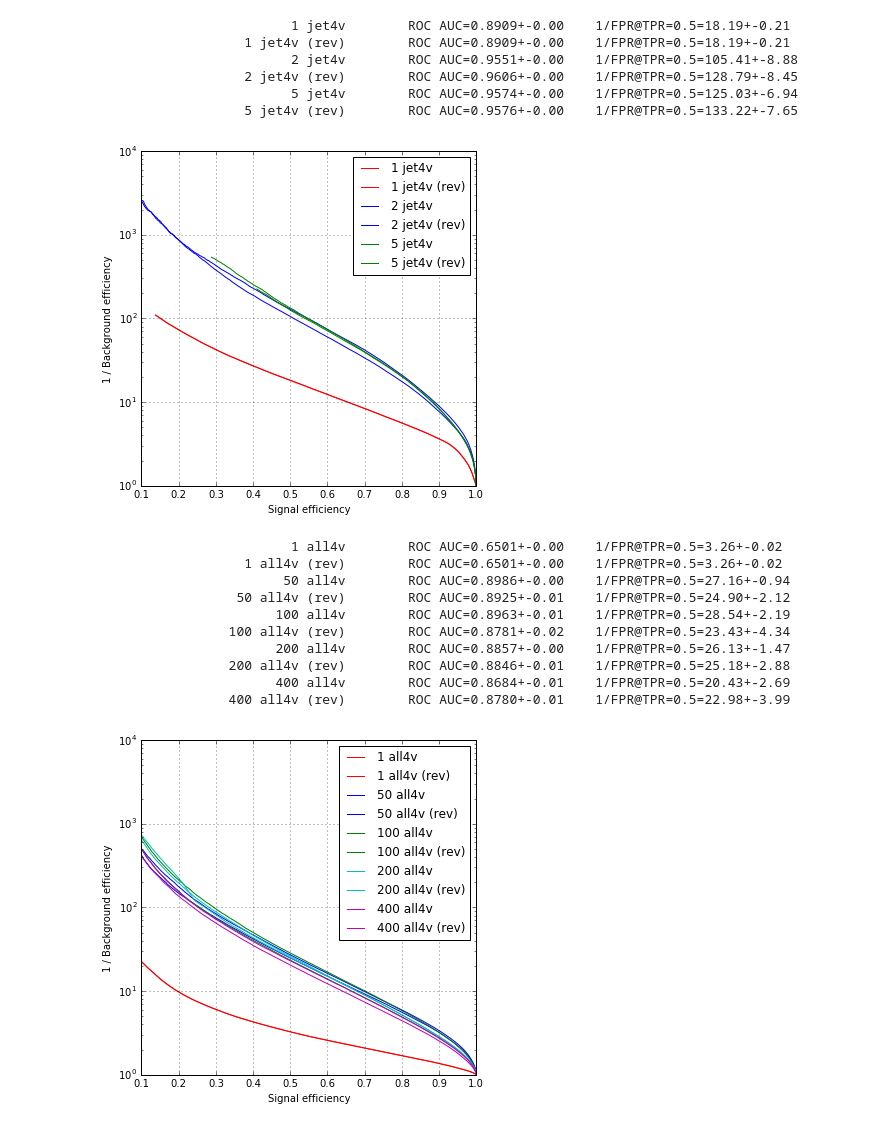
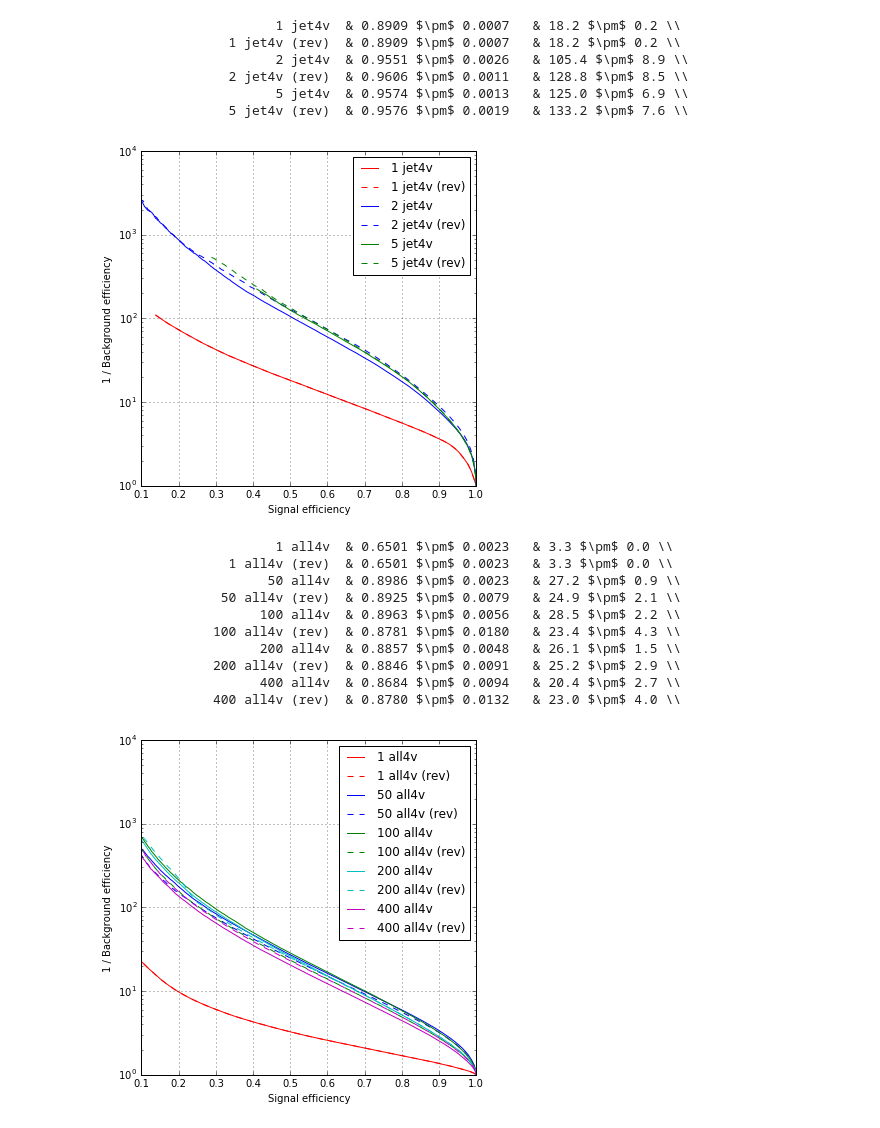
Before and after one commit to glouppe/recnn, a Jupyter notebook: notebooks/event-study.ipynb, the cells around one changed output. Drawn from its saved outputs; the diff is of its cells as text; code cells hidden in the pictures.

```diff
--- a/notebooks/event-study.ipynb
+++ b/notebooks/event-study.ipynb
@@ -68,7 +68,7 @@ def plot_show(filename=None):
 
     plt.show()
 
-def report_score(rocs, fprs, tprs, label):
+def report_score(rocs, fprs, tprs, label, latex=False):
     inv_fprs = []
     base_tpr = np.linspace(0.05, 1, 476)
 
@@ -79,11 +79,19 @@ def report_score(rocs, fprs, tprs, label):
     inv_fprs = np.array(inv_fprs)
     mean_inv_fprs = inv_fprs.mean(axis=0)
 
-    print("%32s\tROC AUC=%.4f+-%.2f\t1/FPR@TPR=0.5=%.2f+-%.2f" %  (label,
-                                                                   np.mean(rocs),
-                                                                   np.std(rocs),
-                                                                   np.mean(inv_fprs[:, 225]),
-                                                                   np.std(inv_fprs[:, 225])))
+    if not latex:
+        print("%32s\tROC AUC=%.4f+-%.2f\t1/FPR@TPR=0.5=%.2f+-%.2f" %  (label,
+                                                                       np.mean(rocs),
+                                                                       np.std(rocs),
+                                                                       np.mean(inv_fprs[:, 225]),
+                                                                       np.std(inv_fprs[:, 225])))
+    else:
+        print("%30s \t& %.4f $\pm$ %.4f \t& %.1f $\pm$ %.1f \\\\" %
+              (label,
+               np.mean(rocs),
+               np.std(rocs),
+               np.mean(inv_fprs[:, 225]),
+               np.std(inv_fprs[:, 225])))
 # %%
 for pattern, n_jets, label, color in [
         ("antikt-kt", 1, "1 $k_t$ jet", "r"),
@@ -93,11 +101,11 @@ for pattern, n_jets, label, color in [
 
     r, f, t = evaluate_models("../models/event-study/predictions/predictions-e-full-%s-%d-*.pickle" % (pattern, n_jets))
     plot_rocs(r, f, t, label=label, color=color, show_all=False)
-    report_score(r, f, t, label=label)
+    report_score(r, f, t, label=label, latex=True)
 
     r, f, t = evaluate_models("../models/event-study/predictions-reversed/predictions-e-full-%s-%d-*.pickle" % (pattern, n_jets))
     plot_rocs(r, f, t, label=label + " (rev)", color=color + "--", show_all=False)
-    report_score(r, f, t, label=label + " (rev)")
+    report_score(r, f, t, label=label + " (rev)", latex=True)
 
 plot_show()
 # %% [output]
@@ -117,11 +125,11 @@ for pattern, n_jets, label, color in [
 
     r, f, t = evaluate_models("../models/event-study/predictions/predictions-e-full-%s-%d-*.pickle" % (pattern, n_jets))
     plot_rocs(r, f, t, label=label, color=color, show_all=False)
-    report_score(r, f, t, label=label)
+    report_score(r, f, t, label=label, latex=True)
 
     r, f, t = evaluate_models("../models/event-study/predictions-reversed/predictions-e-full-%s-%d-*.pickle" % (pattern, n_jets))
     plot_rocs(r, f, t, label=label + " (rev)", color=color + "--", show_all=False)
-    report_score(r, f, t, label=label + " (rev)")
+    report_score(r, f, t, label=label + " (rev)", latex=True)
 
 plot_show()
 # %% [output]
@@ -141,48 +149,48 @@ for pattern, n_jets, label, color in [
 
     r, f, t = evaluate_models("../models/event-study/predictions/predictions-e-4v-%s-%d-*.pickle" % (pattern, n_jets))
     plot_rocs(r, f, t, label=label, color=color, show_all=False)
-    report_score(r, f, t, label=label)
+    report_score(r, f, t, label=label, latex=True)
 
     r, f, t = evaluate_models("../models/event-study/predictions-reversed/predictions-e-4v-%s-%d-*.pickle" % (pattern, n_jets))
-    plot_rocs(r, f, t, label=label + " (rev)", color=color, show_all=False)
-    report_score(r, f, t, label=label + " (rev)")
+    plot_rocs(r, f, t, label=label + " (rev)", color=color + "--", show_all=False)
+    report_score(r, f, t, label=label + " (rev)", latex=True)
 
 plot_show()
 # %% [output]
-                         1 jet4v        ROC AUC=0.8909+-0.00    1/FPR@TPR=0.5=18.19+-0.21
-                   1 jet4v (rev)        ROC AUC=0.8909+-0.00    1/FPR@TPR=0.5=18.19+-0.21
-                         2 jet4v        ROC AUC=0.9551+-0.00    1/FPR@TPR=0.5=105.41+-8.88
-                   2 jet4v (rev)        ROC AUC=0.9606+-0.00    1/FPR@TPR=0.5=128.79+-8.45
-                         5 jet4v        ROC AUC=0.9574+-0.00    1/FPR@TPR=0.5=125.03+-6.94
-                   5 jet4v (rev)        ROC AUC=0.9576+-0.00    1/FPR@TPR=0.5=133.22+-7.65
+                       1 jet4v  & 0.8909 $\pm$ 0.0007   & 18.2 $\pm$ 0.2 \\
+                 1 jet4v (rev)  & 0.8909 $\pm$ 0.0007   & 18.2 $\pm$ 0.2 \\
+                       2 jet4v  & 0.9551 $\pm$ 0.0026   & 105.4 $\pm$ 8.9 \\
+                 2 jet4v (rev)  & 0.9606 $\pm$ 0.0011   & 128.8 $\pm$ 8.5 \\
+                       5 jet4v  & 0.9574 $\pm$ 0.0013   & 125.0 $\pm$ 6.9 \\
+                 5 jet4v (rev)  & 0.9576 $\pm$ 0.0019   & 133.2 $\pm$ 7.6 \\
-[figure, old version]
+[figure, new version]
 # %%
 for pattern, n_jets, label, color in [
         ("all4v", 1, "1 all4v", "r"),
         ("all4v", 50, "50 all4v", "b"),
         ("all4v", 100, "100 all4v", "g"),
         ("all4v", 200, "200 all4v", "c"),
         ("all4v", 400, "400 all4v", "m")
     ]:
 
     r, f, t = evaluate_models("../models/event-study/predictions/predictions-e-4v-%s-%d-*.pickle" % (pattern, n_jets))
     plot_rocs(r, f, t, label=label, color=color, show_all=False)
-    report_score(r, f, t, label=label)
+    report_score(r, f, t, label=label, latex=True)
 
     r, f, t = evaluate_models("../models/event-study/predictions-reversed/predictions-e-4v-%s-%d-*.pickle" % (pattern, n_jets))
-    plot_rocs(r, f, t, label=label + " (rev)", color=color, show_all=False)
-    report_score(r, f, t, label=label + " (rev)")
+    plot_rocs(r, f, t, label=label + " (rev)", color=color + "--", show_all=False)
+    report_score(r, f, t, label=label + " (rev)", latex=True)
 
 plot_show()
 # %% [output]
-                         1 all4v        ROC AUC=0.6501+-0.00    1/FPR@TPR=0.5=3.26+-0.02
-                   1 all4v (rev)        ROC AUC=0.6501+-0.00    1/FPR@TPR=0.5=3.26+-0.02
-                        50 all4v        ROC AUC=0.8986+-0.00    1/FPR@TPR=0.5=27.16+-0.94
-                  50 all4v (rev)        ROC AUC=0.8925+-0.01    1/FPR@TPR=0.5=24.90+-2.12
-                       100 all4v        ROC AUC=0.8963+-0.01    1/FPR@TPR=0.5=28.54+-2.19
-                 100 all4v (rev)        ROC AUC=0.8781+-0.02    1/FPR@TPR=0.5=23.43+-4.34
-                       200 all4v        ROC AUC=0.8857+-0.00    1/FPR@TPR=0.5=26.13+-1.47
-                 200 all4v (rev)        ROC AUC=0.8846+-0.01    1/FPR@TPR=0.5=25.18+-2.88
-                       400 all4v        ROC AUC=0.8684+-0.01    1/FPR@TPR=0.5=20.43+-2.69
-                 400 all4v (rev)        ROC AUC=0.8780+-0.01    1/FPR@TPR=0.5=22.98+-3.99
+                       1 all4v  & 0.6501 $\pm$ 0.0023   & 3.3 $\pm$ 0.0 \\
+                 1 all4v (rev)  & 0.6501 $\pm$ 0.0023   & 3.3 $\pm$ 0.0 \\
+                      50 all4v  & 0.8986 $\pm$ 0.0023   & 27.2 $\pm$ 0.9 \\
+                50 all4v (rev)  & 0.8925 $\pm$ 0.0079   & 24.9 $\pm$ 2.1 \\
+                     100 all4v  & 0.8963 $\pm$ 0.0056   & 28.5 $\pm$ 2.2 \\
+               100 all4v (rev)  & 0.8781 $\pm$ 0.0180   & 23.4 $\pm$ 4.3 \\
+                     200 all4v  & 0.8857 $\pm$ 0.0048   & 26.1 $\pm$ 1.5 \\
+               200 all4v (rev)  & 0.8846 $\pm$ 0.0091   & 25.2 $\pm$ 2.9 \\
+                     400 all4v  & 0.8684 $\pm$ 0.0094   & 20.4 $\pm$ 2.7 \\
+               400 all4v (rev)  & 0.8780 $\pm$ 0.0132   & 23.0 $\pm$ 4.0 \\
-[figure, old version]
+[figure, new version]
```
Also changed, not shown: parts of 2 cells of this notebook, 4 other files.
